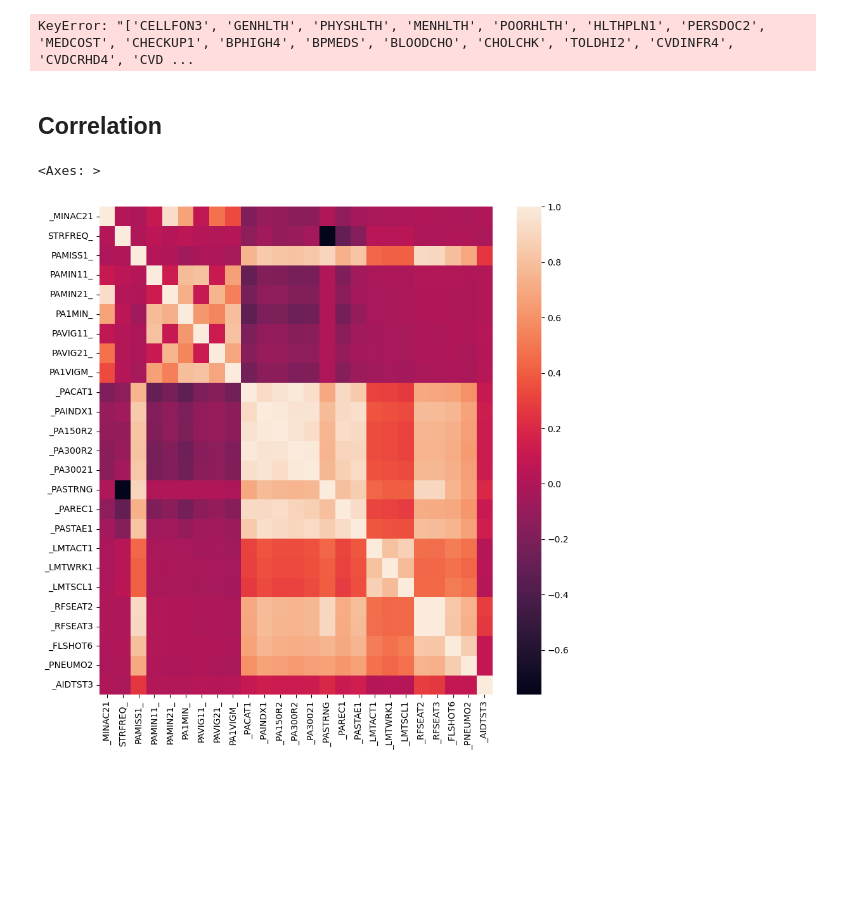
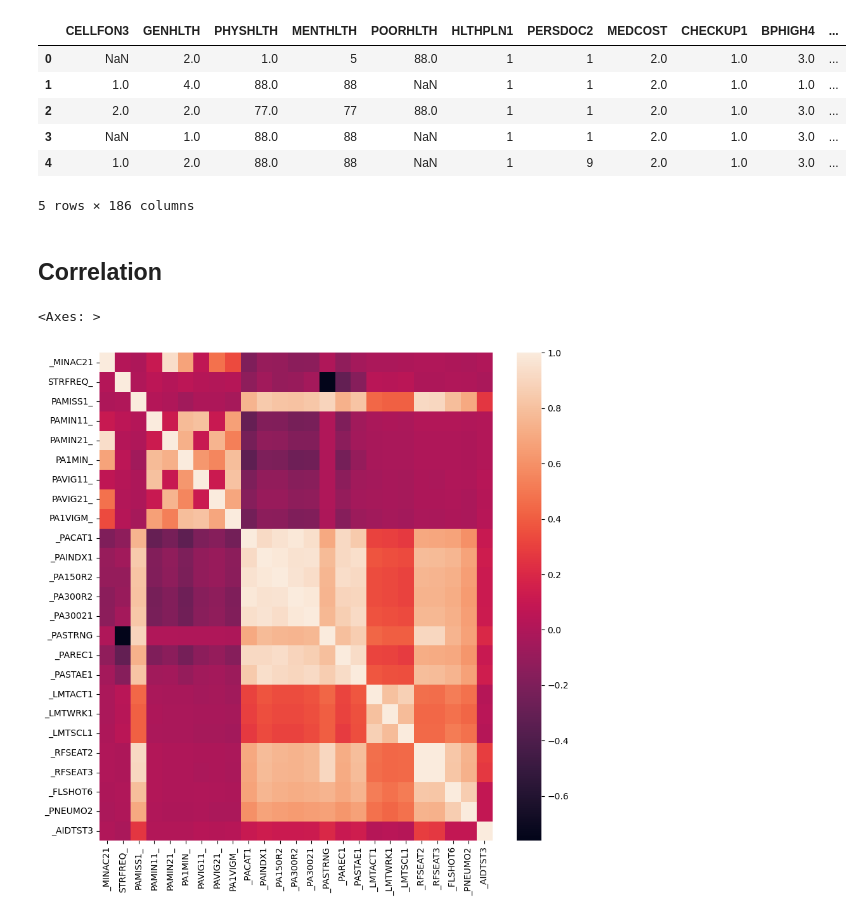
Before and after one commit to MaximeScope/ml_project1, a Jupyter notebook: scrap.ipynb, the cells around one changed output. Cells and saved outputs as stored; diff of their text form; code cells hidden in the pictures; blank space fills up the shorter version.

Commit message:
First filter is successfully applied to x_train.

```diff
--- a/scrap.ipynb
+++ b/scrap.ipynb
@@ -6,12 +7,20 @@ import seaborn as sns
 # %%
 df = pd.read_csv('data/x_train.csv')
 df2 = pd.read_csv('data/y_train.csv')
-x_train = df.iloc[:, -25:].copy()
-y_train = df2.iloc[:, -25:].copy()
+x_train = df.copy()
+y_train = df2.copy()
 
 filter1 = pd.read_json('filter.json')
 # %%
 # x_train.iloc[:, 14:].head() # Take the filtered features instead
-x_train_f = x_train[list(filter1["title"])] # doesn't work
+filter1_titles = filter1["title"].tolist()
+x_train_f1 = x_train[filter1_titles] # doesn't work
+x_train_f1.head()
 # %% [output]
+|  | CELLFON3 | GENHLTH | PHYSHLTH | MENTHLTH | POORHLTH | HLTHPLN1 | PERSDOC2 | MEDCOST | CHECKUP1 | BPHIGH4 | ... |
+| 0 | NaN | 2.0 | 1.0 | 5 | 88.0 | 1 | 1 | 2.0 | 1.0 | 3.0 | ... |
+| 1 | 1.0 | 4.0 | 88.0 | 88 | NaN | 1 | 1 | 2.0 | 1.0 | 1.0 | ... |
+| 2 | 2.0 | 2.0 | 77.0 | 77 | 88.0 | 1 | 1 | 2.0 | 1.0 | 3.0 | ... |
+| 3 | NaN | 1.0 | 88.0 | 88 | NaN | 1 | 1 | 2.0 | 1.0 | 3.0 | ... |
+| 4 | 1.0 | 2.0 | 88.0 | 88 | NaN | 1 | 9 | 2.0 | 1.0 | 3.0 | ... |
-KeyError: "['CELLFON3', 'GENHLTH', 'PHYSHLTH', 'MENHLTH', 'POORHLTH', 'HLTHPLN1', 'PERSDOC2', 'MEDCOST', 'CHECKUP1', 'BPHIGH4', 'BPMEDS', 'BLOODCHO', 'CHOLCHK', 'TOLDHI2', 'CVDINFR4', 'CVDCRHD4', 'CVD ...
+5 rows × 186 columns
```
Also changed, not shown: parts of 2 cells of this notebook, 2 other files.
